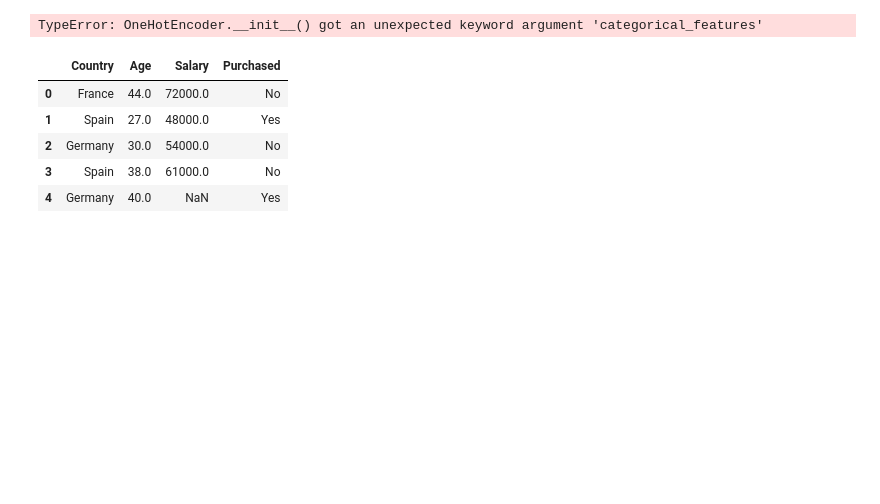
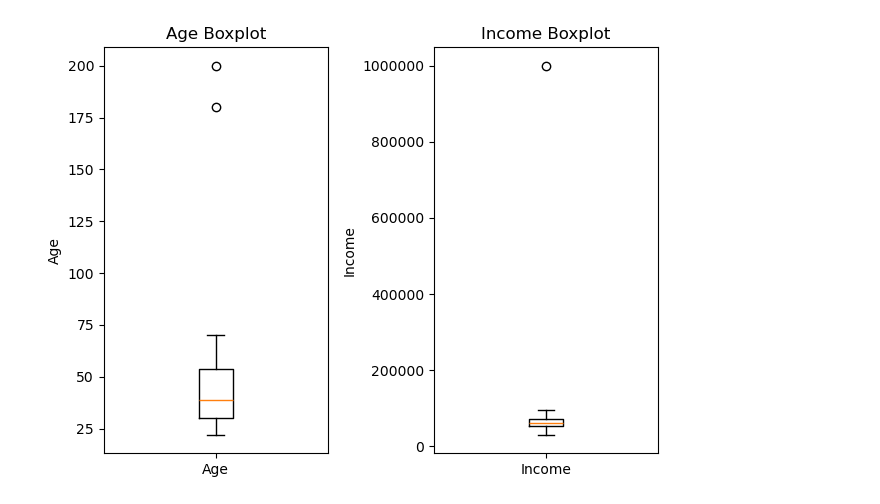
Before and after one commit to Samyak2605/MLDLAI, a Jupyter notebook: Data PreProcessing/Untitled.ipynb, the cells around one changed output. Saved outputs shown, nothing was run; the diff lists cells and outputs as text; code cells hidden in the pictures; blank space fills up the shorter version.

Commit message:
Data Preprocessing updated

```diff
--- a/Data PreProcessing/Untitled.ipynb
+++ b/Data PreProcessing/Untitled.ipynb
@@ -29,7 +0,0 @@ X[ : , 0] = labelencoder_X.fit_transform(X[ : , 0])
-# %%
-onehotencoder = OneHotEncoder(categorical_features = [0])
-X = onehotencoder.fit_transform(X).toarray()
-labelencoder_Y = LabelEncoder()
-Y =  labelencoder_Y.fit_transform(Y)
-# %% [output]
-TypeError: OneHotEncoder.__init__() got an unexpected keyword argument 'categorical_features'
@@ -66,9 +0,0 @@ Y = labelencoder_Y.fit_transform(Y)
-# %%
-dataset.head()
-# %% [output]
-|  | Country | Age | Salary | Purchased |
-| 0 | France | 44.0 | 72000.0 | No |
-| 1 | Spain | 27.0 | 48000.0 | Yes |
-| 2 | Germany | 30.0 | 54000.0 | No |
-| 3 | Spain | 38.0 | 61000.0 | No |
-| 4 | Germany | 40.0 | NaN | Yes |
@@ -74,0 +9,33 @@ dataset.head()
+# %%
+data = {
+    'Age': [25, 30, np.nan, 45, 50, 22, 35, 40, 200, 28, 33, np.nan, 55, 60, 180, 70, 42, 38, 29, 31],
+    'Income': [50000, 60000, 70000, np.nan, 90000, 40000, 55000, 65000, 1000000, 52000, 61000, 72000, np.nan, 85000, 30000, 95000, 58000, 63000, 54000, 62000],
+    'Gender': ['Male', 'Female', 'Others', 'Female', 'Male', 'Others', 'Male', 'Female', 'Male', 'Female', 'Others', 'Female', 'Male', 'Female', 'Male', 'Female', 'Male', 'Female', 'Male', 'Female'],
+    'Education': ['Bachelor', np.nan, 'High School', 'Bachelor', 'Master', 'High School', 'Bachelor', 'Master', 'High School', 'Bachelor', 'Master', 'High School', 'Bachelor', 'Master', 'High School', 'Bachelor', 'Master', 'High School', 'Bachelor', 'Master'],
+    'Purchased': [0, 0, 0, 1, 0, 0, 0, 1, 0, 0, 0, 0, 1, 0, 0, 0, 0, 1, 0, 0]
+}
+
+df = pd.DataFrame(data)
+# %%
+# Age boxplot
+plt.subplot(1, 2, 1)
+plt.boxplot(df['Age'].dropna())
+plt.title('Age Boxplot')
+plt.ylabel("Age")
+plt.xticks([1], ['Age'])
+
+# Income boxplot
+plt.subplot(1, 2, 2)
+plt.boxplot(df['Income'].dropna())
+plt.title('Income Boxplot')
+plt.ylabel("Income")
+plt.xticks([1], ['Income'])
+
+# Force normal number formatting (remove scientific notation)
+plt.gca().yaxis.set_major_formatter(ticker.ScalarFormatter())
+plt.gca().yaxis.get_major_formatter().set_scientific(False)
+
+plt.tight_layout()
+plt.show()
+# %% [output]
+[figure, added]
```
Also changed, not shown: parts of 13 cells of this notebook, 1 other file.
